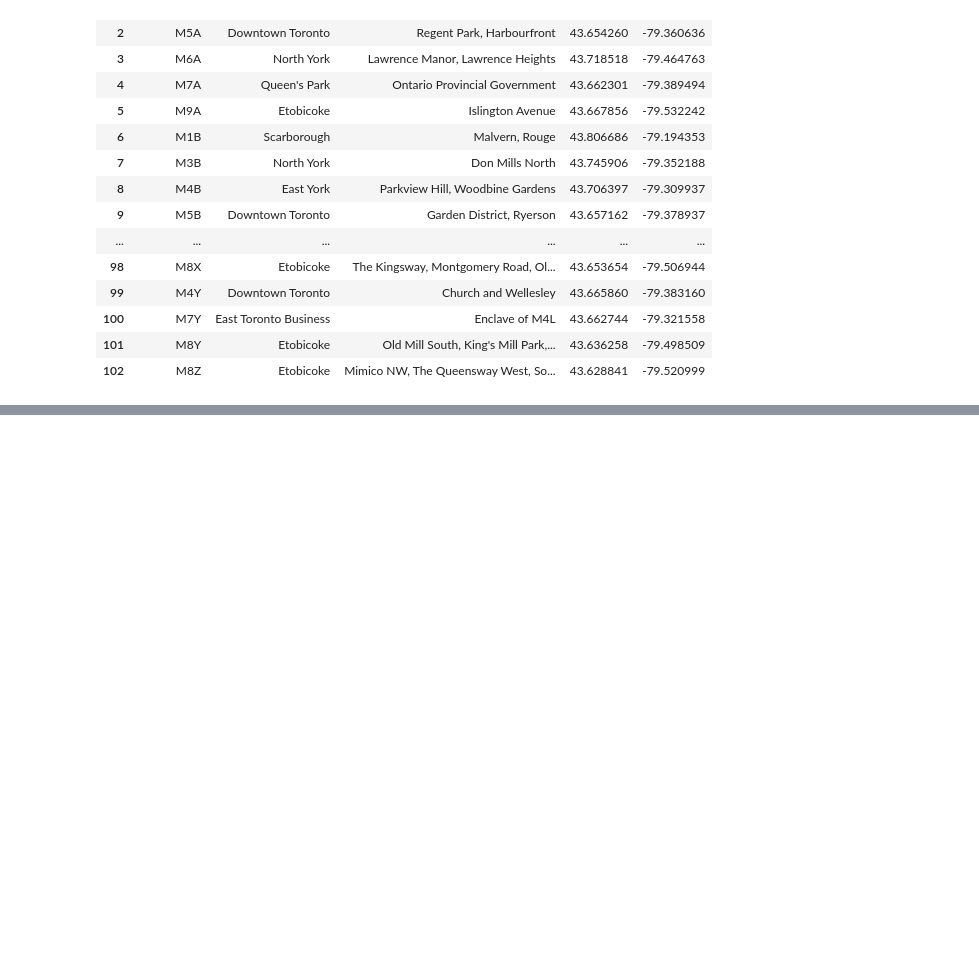
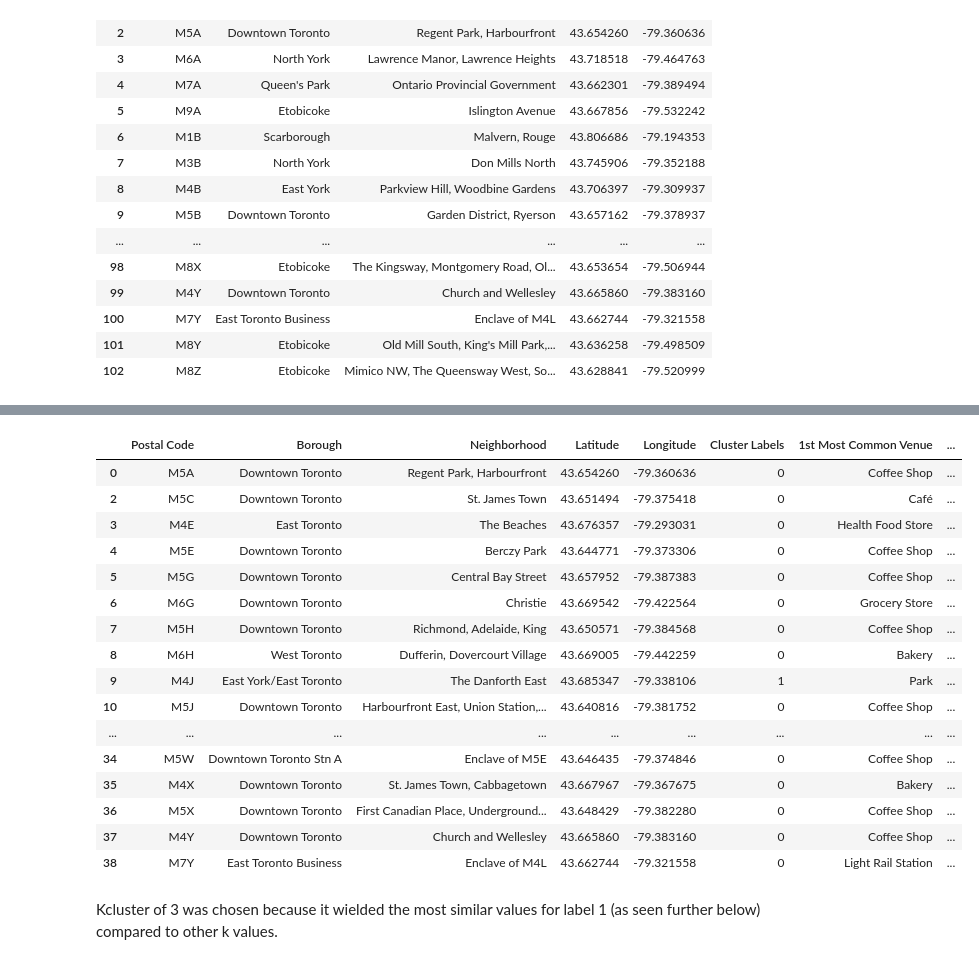
Before and after one commit to Alfchristo/Coursera_Segmenting_Toronto, a Jupyter notebook: Segmenting and Clustering Neighborhoods in Toronto.ipynb, the cells around one changed output, grey strips where cells are left out. Drawn from its saved outputs; the diff is of its cells as text; code cells hidden in the pictures; blank space fills up the shorter version.

```diff
--- a/Segmenting and Clustering Neighborhoods in Toronto.ipynb
+++ b/Segmenting and Clustering Neighborhoods in Toronto.ipynb
@@ -128,0 +290,60 @@ df
+# %%
+def return_most_common_venues(row, num_top_venues):
+    row_categories = row.iloc[1:]
+    row_categories_sorted = row_categories.sort_values(ascending=False)
+
+    return row_categories_sorted.index.values[0:num_top_venues]
+
+num_top_venues = 10
+
+indicators = ['st', 'nd', 'rd']
+
+columns = ['Neighborhood']
+for ind in np.arange(num_top_venues):
+    try:
+        columns.append('{}{} Most Common Venue'.format(ind+1, indicators[ind]))
+    except:
+        columns.append('{}th Most Common Venue'.format(ind+1))
+
+neighborhoods_venues_sorted = pd.DataFrame(columns=columns)
+neighborhoods_venues_sorted['Neighborhood'] = borough_grouped['Neighborhood']
+
+for ind in np.arange(borough_grouped.shape[0]):
+    neighborhoods_venues_sorted.iloc[ind, 1:] = return_most_common_venues(borough_grouped.iloc[ind, :], num_top_venues)
+# %%
+kclusters = 3
+
+borough_grouped_clustering = borough_grouped.drop('Neighborhood', 1)
+
+
+kmeans = KMeans(n_clusters=kclusters, random_state=0).fit(borough_grouped_clustering)
+
+
+kmeans.labels_[0:10]
+
+neighborhoods_venues_sorted.insert(0, 'Cluster Labels', kmeans.labels_)
+
+borough_merged = df_borough
+
+borough_merged = borough_merged.join(neighborhoods_venues_sorted.set_index('Neighborhood'), on='Neighborhood')
+borough_merged
+# %% [output]
+|  | Postal Code | Borough | Neighborhood | Latitude | Longitude | Cluster Labels | 1st Most Common Venue | ... |
+| 0 | M5A | Downtown Toronto | Regent Park, Harbourfront | 43.654260 | -79.360636 | 0 | Coffee Shop | ... |
+| 2 | M5C | Downtown Toronto | St. James Town | 43.651494 | -79.375418 | 0 | Café | ... |
+| 3 | M4E | East Toronto | The Beaches | 43.676357 | -79.293031 | 0 | Health Food Store | ... |
+| 4 | M5E | Downtown Toronto | Berczy Park | 43.644771 | -79.373306 | 0 | Coffee Shop | ... |
+| 5 | M5G | Downtown Toronto | Central Bay Street | 43.657952 | -79.387383 | 0 | Coffee Shop | ... |
+| 6 | M6G | Downtown Toronto | Christie | 43.669542 | -79.422564 | 0 | Grocery Store | ... |
+| 7 | M5H | Downtown Toronto | Richmond, Adelaide, King | 43.650571 | -79.384568 | 0 | Coffee Shop | ... |
+| 8 | M6H | West Toronto | Dufferin, Dovercourt Village | 43.669005 | -79.442259 | 0 | Bakery | ... |
+| 9 | M4J | East York/East Toronto | The Danforth East | 43.685347 | -79.338106 | 1 | Park | ... |
+| 10 | M5J | Downtown Toronto | Harbourfront East, Union Station,... | 43.640816 | -79.381752 | 0 | Coffee Shop | ... |
+| ... | ... | ... | ... | ... | ... | ... | ... | ... |
+| 34 | M5W | Downtown Toronto Stn A | Enclave of M5E | 43.646435 | -79.374846 | 0 | Coffee Shop | ... |
+| 35 | M4X | Downtown Toronto | St. James Town, Cabbagetown | 43.667967 | -79.367675 | 0 | Bakery | ... |
+| 36 | M5X | Downtown Toronto | First Canadian Place, Underground... | 43.648429 | -79.382280 | 0 | Coffee Shop | ... |
+| 37 | M4Y | Downtown Toronto | Church and Wellesley | 43.665860 | -79.383160 | 0 | Coffee Shop | ... |
+| 38 | M7Y | East Toronto Business | Enclave of M4L | 43.662744 | -79.321558 | 0 | Light Rail Station | ... |
+# %% [markdown]
+Kcluster of 3 was chosen because it wielded the most similar values for label 1 (as seen further below) compared to other k values.
```
Also changed, not shown: parts of 24 cells of this notebook.
